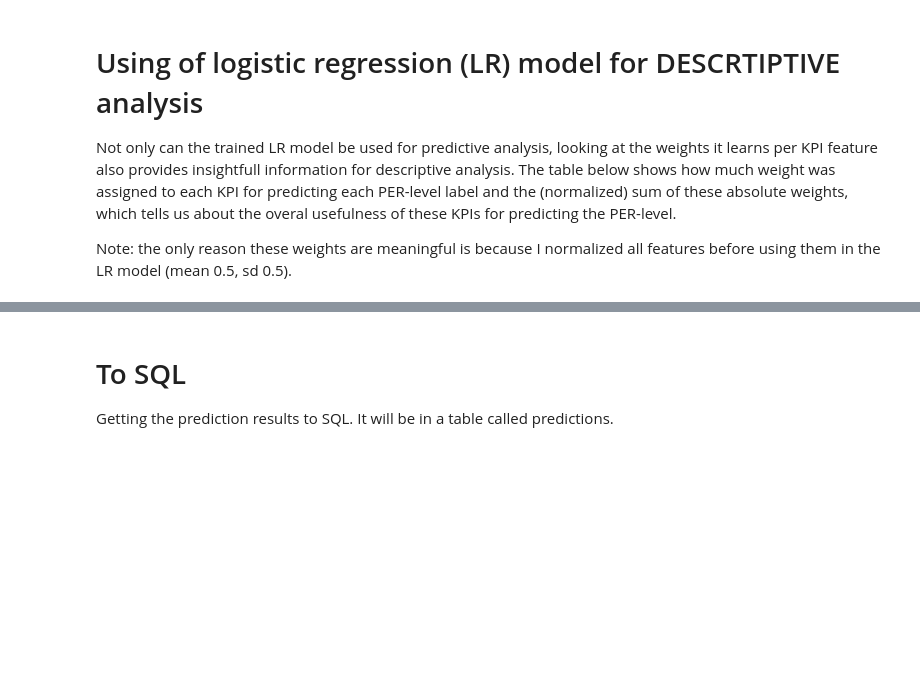
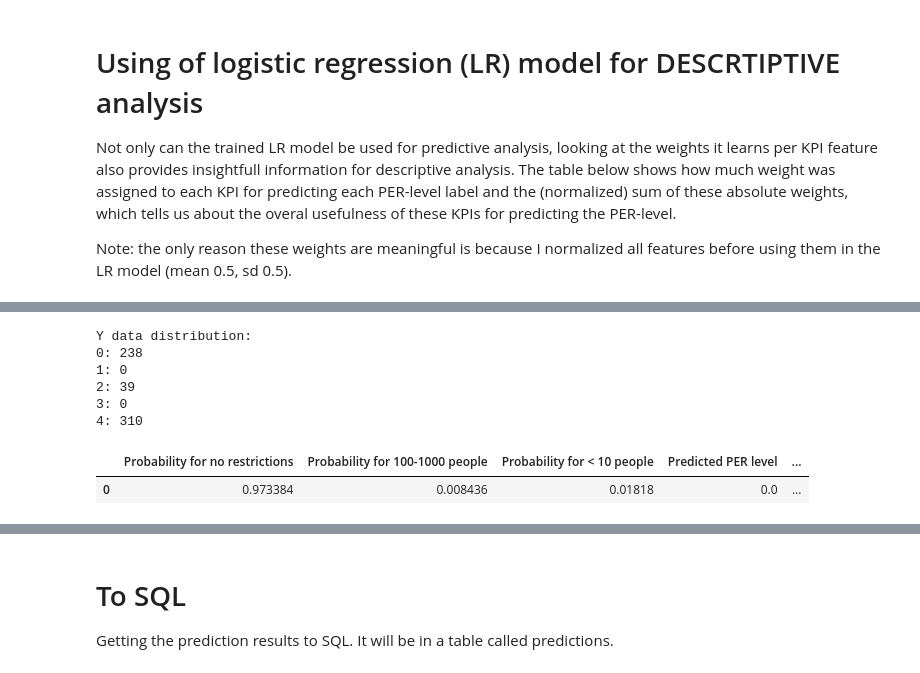
Before and after one commit to KasperGoes/Data-Science-dashboard, a Jupyter notebook: docker/dashboard/Data analysis.ipynb, the cells around one changed output, grey strips where cells are left out. Cells and saved outputs as stored; diff of their text form; code cells hidden in the pictures; blank space fills up the shorter version.

```diff
--- a/docker/dashboard/Data analysis.ipynb
+++ b/docker/dashboard/Data analysis.ipynb
@@ -666,14 +687,14 @@ class DailyPredictor:
     to initialize the sql_reader, which is used by the predictive analytics object this predictor uses and which was used
     to train the LRmodel. For each country this number is added to the date of the most recent complete data point.
     """
-    def __init__(self, LRmodel, predictiveAnalytics):
+    def __init__(self, LRmodel, predictiveAnalytics, ISO_filter = ['NLD','ITA','JPN']):
         """
         Objects of this class need a logistic regression model (LRmodel) to make predictions and a
         predictive analytics object (predictiveAnalytics) to transform data to the desired format.
         """
         self.lrm = LRmodel
         self.pran = predictiveAnalytics
-        self.mostRecents=self.pran.sql.GetMostRecentRecords(self.pran.KPIs) # This is a dataframe containing the most...
+        self.mostRecents=self.pran.sql.GetMostRecentRecords(self.pran.KPIs, ISO_filter) # This is a dataframe containing the most...
         #... recent record for all countries containing values for all KPIs required to make a prediction.
     def Predict(self, iso_filter = ['NLD','ITA','JPN'], returnAsLabel = True, yLabels = yLabels):
         """
@@ -706,9 +727,14 @@ class DailyPredictor:
         df.columns = yLabels
         df.index = self.mostRecents['iso_code']
         targets = [self.GetPredictionTargetDate(x) for x in df.index]
-        df['Predicted for'] = targets
         df['Predicted PER level'] = [x for x,_ in self.Predict(df.index,False).values()]
         df['Predicted PER label'] = [x for x,_ in self.Predict(df.index,True).values()]
+
+        sources = ', '.join(self.pran.ISO_sources)
+        df['Source countries'] = [sources for i in range(len(df.index))]
+        df['Target country'] = list(self.mostRecents['iso_code'])
+        df['Prediction target date'] = targets
+        df.index = [i for i in range(len(df.index))]
         return df
     def GetPredictionTargetDate(self, iso_code):
         """
@@ -717,3 +743,12 @@ class DailyPredictor:
         trained to look ahead to that.
         """
         return self.mostRecents.loc[self.mostRecents['iso_code']==iso_code]['date'].iloc[0] + timedelta(days = self.pran.DaysAhead)
+    def RunPredictionRoutine(db_conn,sql_sourcename,trainISOs, KPIs,daysAhead,printDistribution = True):
+        sqlTrain = SQL_reader(db_conn,sql_sourcename,trainISOs)
+        PrAnTrain = PredictiveAnalytics(sqlTrain,KPIs,daysAhead=daysAhead)
+        LR = LogisticRegression()
+        LR.fit(PrAnTrain.X,PrAnTrain.Y)
+        dp = DailyPredictor(LR,PrAnTrain)
+        emptyClasses, yLabelSelection = PrAnTrain.FindEmptyClassesAndLabelDisrt(printDistribution)
+        dfProba = dp.PredictProba(yLabelSelection)
+        return dfProba
@@ -753,0 +755,13 @@ predictions
+# %%
+dfprobaNLD = DailyPredictor.RunPredictionRoutine(db_conn,sql_sourcename,['NLD'],selectedKPIs,daysAhead,True)
+dfprobaNLD = dfprobaNLD.loc[dfprobaNLD['Target country']=='NLD']
+dfprobaNLD
+# %% [output]
+Y data distribution:
+0: 238
+1: 0
+2: 39
+3: 0
+4: 310
+|  | Probability for no restrictions | Probability for 100-1000 people | Probability for < 10 people | Predicted PER level | ... |
+| 0 | 0.973384 | 0.008436 | 0.01818 | 0.0 | ... |
```
Also changed, not shown: parts of 24 cells of this notebook.
